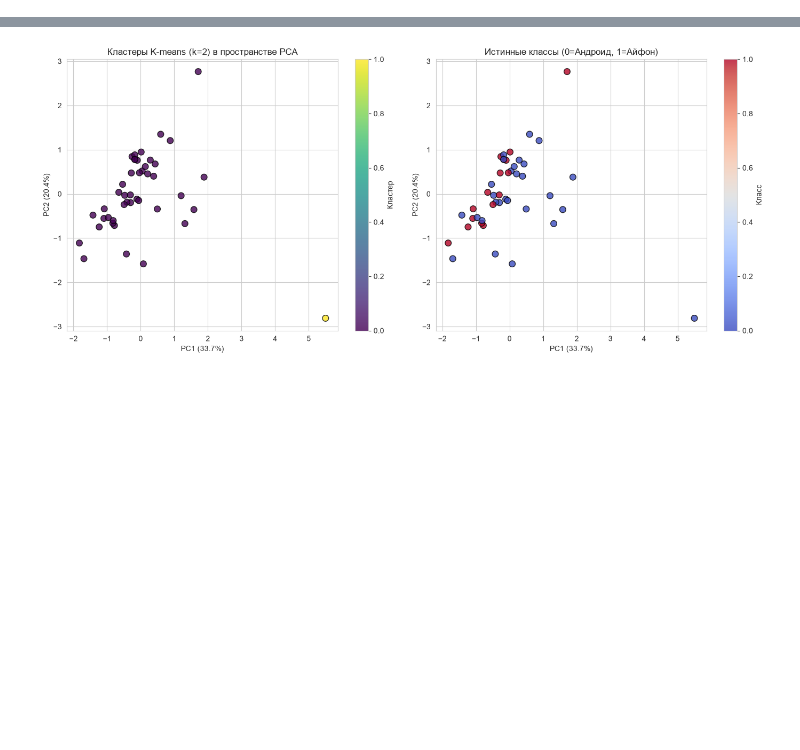
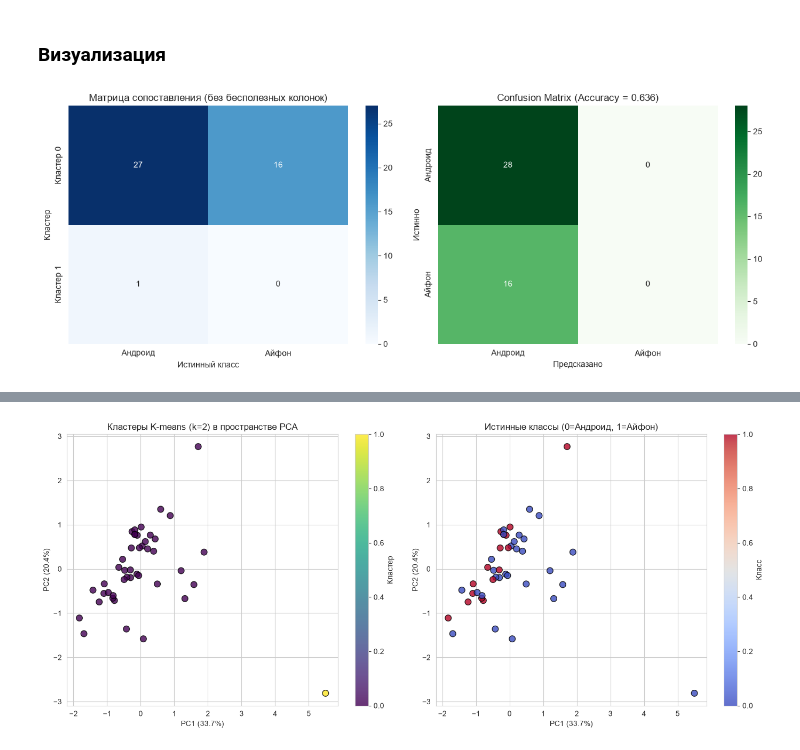
Before and after one commit to BABS00N/Intellectual_Systems_and_Technologies, a Jupyter notebook: practice_1/pr1.ipynb, the cells around one changed output, grey strips where cells are left out. Saved outputs shown, nothing was run; the diff lists cells and outputs as text; code cells hidden in the pictures; blank space fills up the shorter version.

```diff
--- a/practice_1/pr1.ipynb
+++ b/practice_1/pr1.ipynb
@@ -294,0 +201,12 @@ if sizes.min() < 5:
+# %%
+km_clean, labs_clean, cont_clean, c2l_clean, pred_clean = fit_kmeans_2(X_clean, y)
+
+print("=== Модель БЕЗ бесполезных колонок (14 признаков) ===")
+print("Матрица сопоставления (строки - кластеры, столбцы - истина):", "\n")
+print("[Андроид, Айфон]")
+print(cont_clean)
+sizes = pd.Series(labs_clean).value_counts().sort_index()
+print(f"\nРазмеры кластеров: {sizes.to_dict()}")
+print(f"\nAccuracy:      {accuracy_score(y, pred_clean):.3f}")
+print(f"F1 (Айфон):    {f1_score(y, pred_clean, pos_label=1, zero_division=0):.3f}")
+print(f"ARI:           {adjusted_rand_score(y, labs_clean):.3f}")
@@ -294,0 +239,26 @@ if sizes.min() < 5:
+# %% [markdown]
+### Визуализация
+# %%
+fig, axes = plt.subplots(1, 2, figsize=(13, 5))
+
+sns.heatmap(cont_clean, annot=True, fmt='d', cmap='Blues',
+            xticklabels=['Андроид', 'Айфон'],
+            yticklabels=['Кластер 0', 'Кластер 1'],
+            ax=axes[0])
+axes[0].set_title('Матрица сопоставления (без бесполезных колонок)')
+axes[0].set_xlabel('Истинный класс')
+axes[0].set_ylabel('Кластер')
+
+cm_clean = confusion_matrix(y, pred_clean, labels=[0, 1])
+sns.heatmap(cm_clean, annot=True, fmt='d', cmap='Greens',
+            xticklabels=['Андроид', 'Айфон'],
+            yticklabels=['Андроид', 'Айфон'],
+            ax=axes[1])
+axes[1].set_title(f'Confusion Matrix (Accuracy = {accuracy_score(y, pred_clean):.3f})')
+axes[1].set_xlabel('Предсказано')
+axes[1].set_ylabel('Истинно')
+
+plt.tight_layout()
+plt.show()
+# %% [output]
+[figure, added]
```
Also changed, not shown: parts of 62 cells of this notebook.
